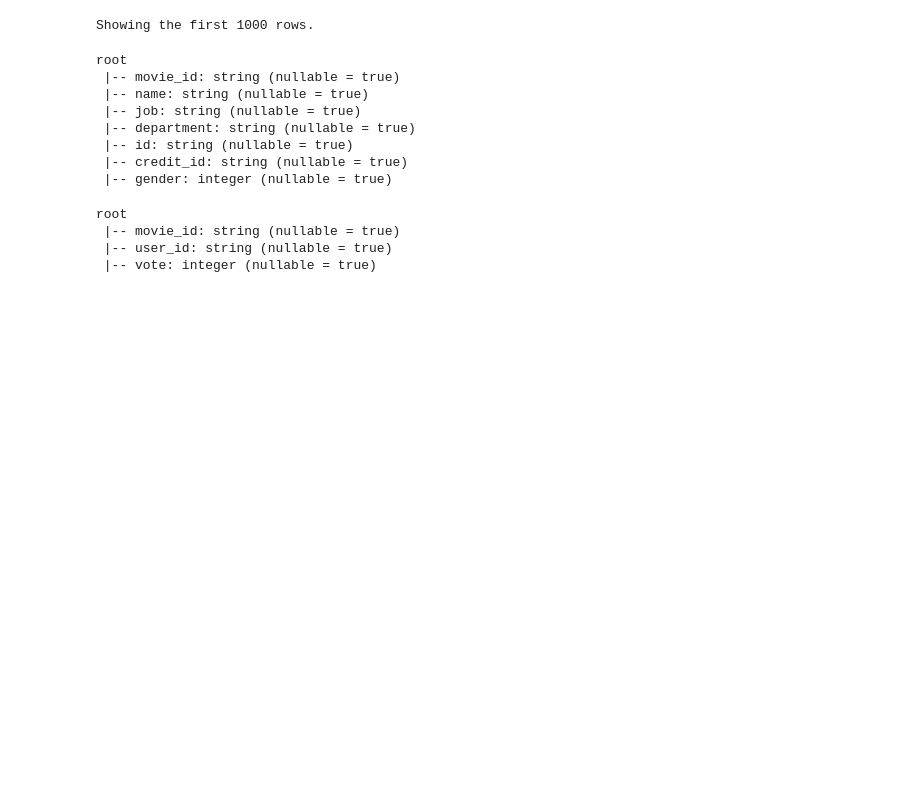
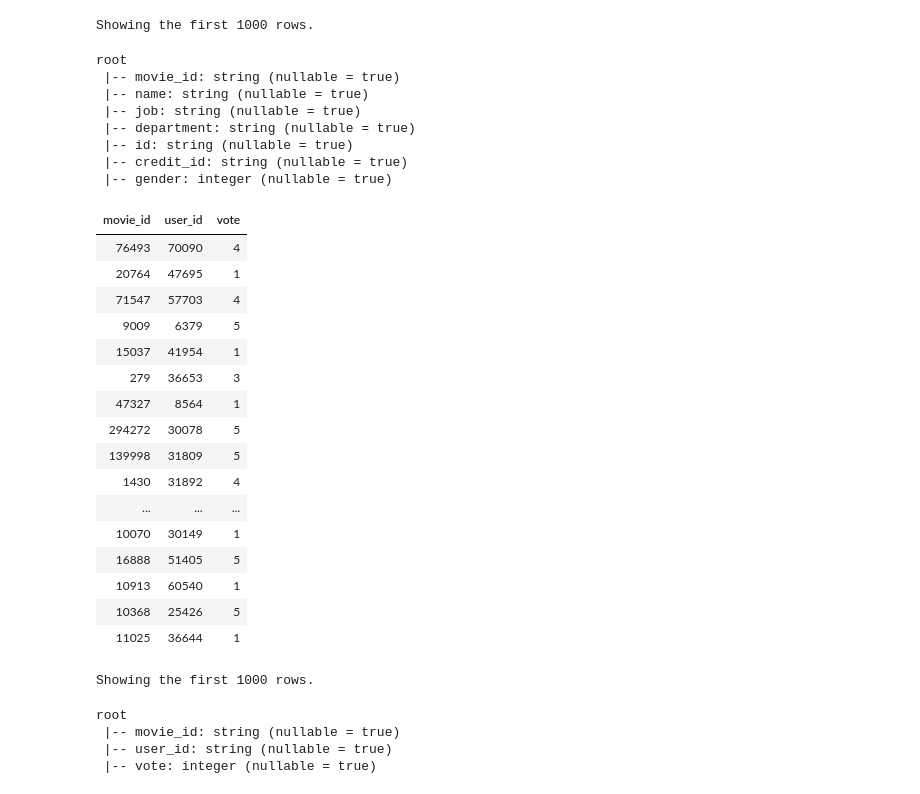
Before and after one commit to timo282/Big_Data_Storage-Movie_Ratings, a Jupyter notebook: Exam_Big_Data_Storage_Notebook.ipynb, the cells around one changed output. Cells and saved outputs as stored; diff of their text form; code cells hidden in the pictures; blank space fills up the shorter version.

```diff
--- a/Exam_Big_Data_Storage_Notebook.ipynb
+++ b/Exam_Big_Data_Storage_Notebook.ipynb
@@ -80,13 +147,32 @@ root
 # %%
 # Pre-Processing:
 # recommendations dataframe
-df_recommendations = df_recommendations_in.withColumn("vote",df_recommendations_in.vote.cast('int'))
+df_recommendations = df_recommendations_in # already clean
+df_recommendations.display()
 df_recommendations.printSchema()
 # %% [output]
+| movie_id | user_id | vote |
+| 76493 | 70090 | 4 |
+| 20764 | 47695 | 1 |
+| 71547 | 57703 | 4 |
+| 9009 | 6379 | 5 |
+| 15037 | 41954 | 1 |
+| 279 | 36653 | 3 |
+| 47327 | 8564 | 1 |
+| 294272 | 30078 | 5 |
+| 139998 | 31809 | 5 |
+| 1430 | 31892 | 4 |
+| ... | ... | ... |
+| 10070 | 30149 | 1 |
+| 16888 | 51405 | 5 |
+| 10913 | 60540 | 1 |
+| 10368 | 25426 | 5 |
+| 11025 | 36644 | 1 |
-root
- |-- movie_id: string (nullable = true)
- |-- user_id: string (nullable = true)
- |-- vote: integer (nullable = true)
+Showing the first 1000 rows.
+root
+ |-- movie_id: string (nullable = true)
+ |-- user_id: string (nullable = true)
+ |-- vote: integer (nullable = true)
 # %%
 # Pre-Processing:
 # movies dataframe
```
Also changed, not shown: parts of 15 cells of this notebook.
